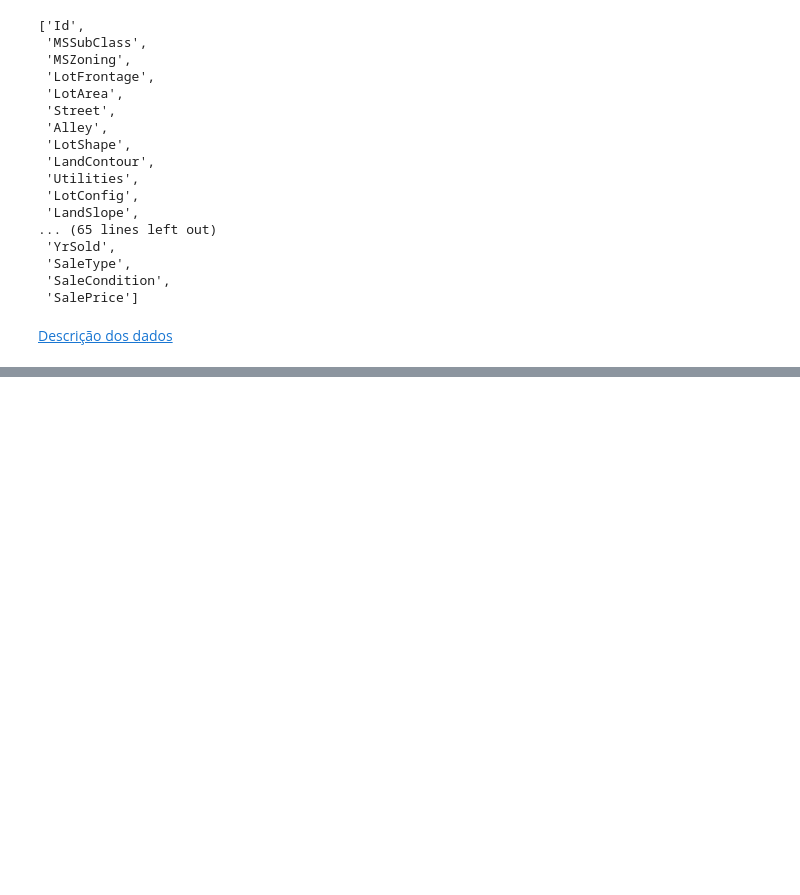
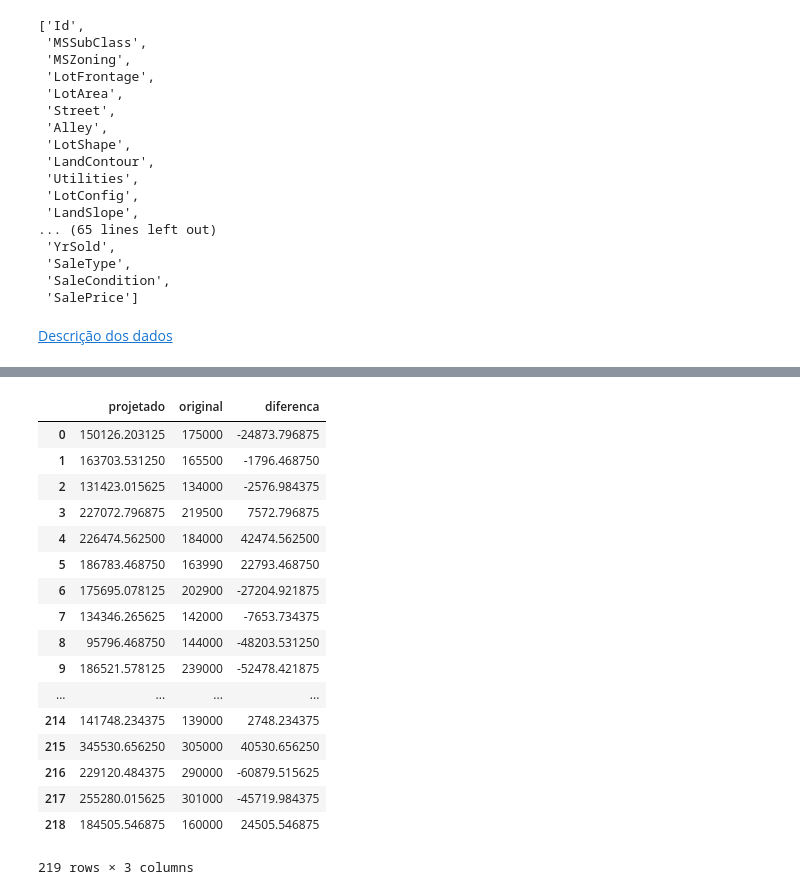
Before and after one commit to robsonrung/MLND-Capstone-Project, a Jupyter notebook: MLND-Capstone-Projeto.ipynb, the cells around one changed output, grey strips where cells are left out. Cells and saved outputs as stored; diff of their text form; code cells hidden in the pictures; blank space fills up the shorter version.

```diff
--- a/MLND-Capstone-Projeto.ipynb
+++ b/MLND-Capstone-Projeto.ipynb
@@ -51,16 +59,20 @@ from keras.models import Sequential
 from keras.layers import Dense
 
 model = Sequential([
-    Dense(32, activation='relu', input_shape=(9,)),
-    Dense(32, activation='relu'),
+    Dense(9, activation='relu', input_shape=(9,)),
+    Dense(16, activation='relu'),
+    Dense(9, activation='relu'),
     Dense(1, kernel_initializer='normal'),
 ])
 
-model.compile(optimizer='adam',
-              loss='mean_squared_error',
-              metrics=['accuracy'])
+model.compile(loss='mean_squared_error', optimizer='adam')
+
+print(datetime.datetime.now())
 
 hist = model.fit(X_train, Y_train,
           batch_size=32, epochs=10000,
           validation_data=(X_val, Y_val))
+
+print(datetime.datetime.now())
+1.469.793.709
 # %% [output]
@@ -88,0 +102,31 @@ model.evaluate(X_test, Y_test)
+# %%
+Y_resultado = model.predict(X_test)
+# %%
+df_Y = pd.DataFrame(Y_resultado)
+df_Y.columns = ["projetado"]
+
+df_Y_test = pd.DataFrame(Y_test)
+df_Y_test.columns = ["original"]
+
+df_join = df_Y.join(df_Y_test, lsuffix='_caller', rsuffix='_other')
+df_join["diferenca"] = df_join["projetado"] - df_join["original"]
+df_join
+# %% [output]
+|  | projetado | original | diferenca |
+| 0 | 150126.203125 | 175000 | -24873.796875 |
+| 1 | 163703.531250 | 165500 | -1796.468750 |
+| 2 | 131423.015625 | 134000 | -2576.984375 |
+| 3 | 227072.796875 | 219500 | 7572.796875 |
+| 4 | 226474.562500 | 184000 | 42474.562500 |
+| 5 | 186783.468750 | 163990 | 22793.468750 |
+| 6 | 175695.078125 | 202900 | -27204.921875 |
+| 7 | 134346.265625 | 142000 | -7653.734375 |
+| 8 | 95796.468750 | 144000 | -48203.531250 |
+| 9 | 186521.578125 | 239000 | -52478.421875 |
+| ... | ... | ... | ... |
+| 214 | 141748.234375 | 139000 | 2748.234375 |
+| 215 | 345530.656250 | 305000 | 40530.656250 |
+| 216 | 229120.484375 | 290000 | -60879.515625 |
+| 217 | 255280.015625 | 301000 | -45719.984375 |
+| 218 | 184505.546875 | 160000 | 24505.546875 |
+219 rows × 3 columns
```
Also changed, not shown: parts of 9 cells of this notebook, 1 other file.
